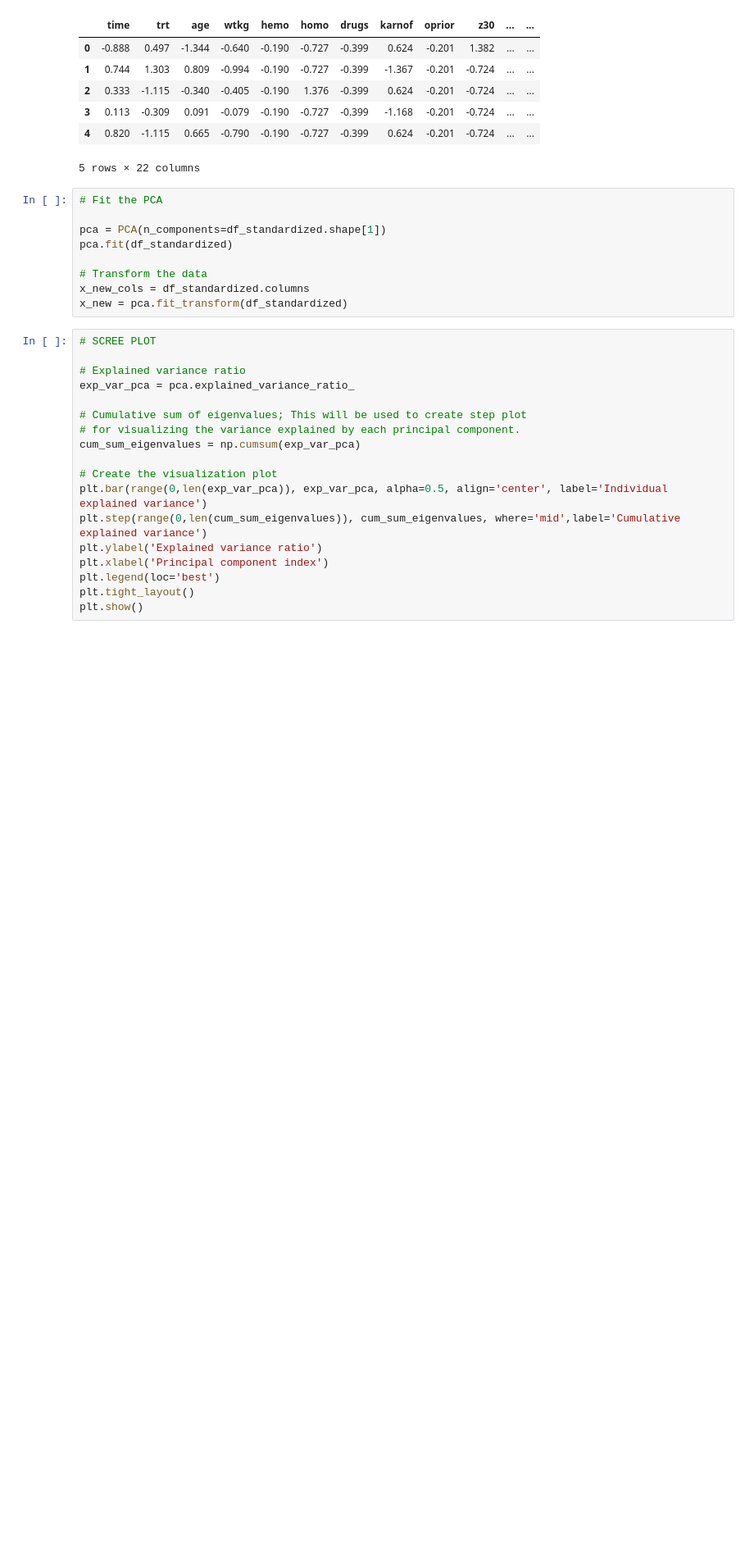
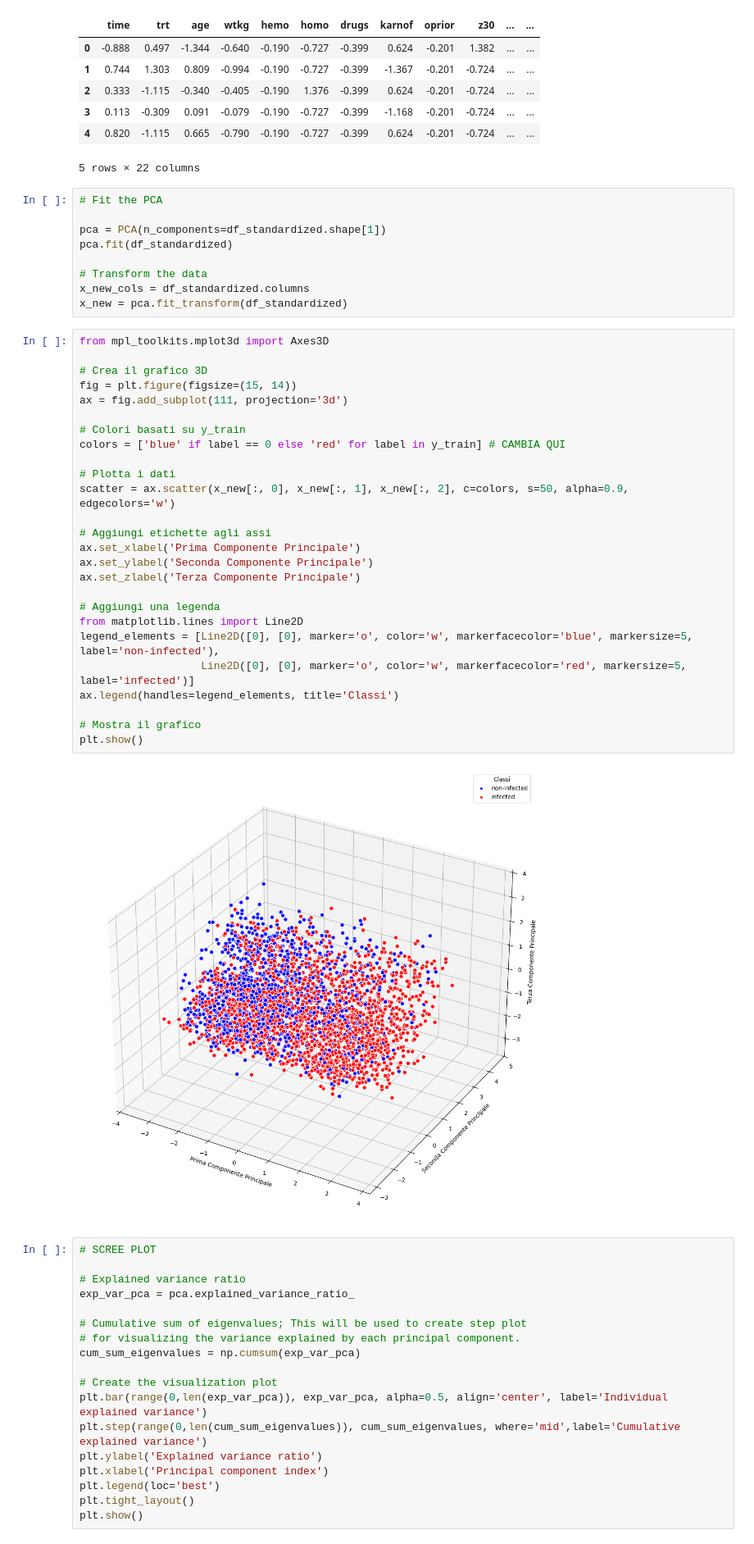
Before and after one commit to LucaTomei93/AIDS_VirusInfectionPrediction, a Jupyter notebook: main.ipynb, the cells around one changed output. Shown at 82% size. Drawn from its saved outputs; the diff is of its cells as text; blank space fills up the shorter version.

```diff
--- a/main.ipynb
+++ b/main.ipynb
@@ -657,6 +649,34 @@ pca.fit(df_standardized)
 # Transform the data
 x_new_cols = df_standardized.columns
 x_new = pca.fit_transform(df_standardized)
+# %%
+from mpl_toolkits.mplot3d import Axes3D
+
+# Crea il grafico 3D
+fig = plt.figure(figsize=(15, 14))
+ax = fig.add_subplot(111, projection='3d')
+
+# Colori basati su y_train
+colors = ['blue' if label == 0 else 'red' for label in y_train] # CAMBIA QUI
+
+# Plotta i dati
+scatter = ax.scatter(x_new[:, 0], x_new[:, 1], x_new[:, 2], c=colors, s=50, alpha=0.9, edgecolors='w')
+
+# Aggiungi etichette agli assi
+ax.set_xlabel('Prima Componente Principale')
+ax.set_ylabel('Seconda Componente Principale')
+ax.set_zlabel('Terza Componente Principale')
+
+# Aggiungi una legenda
+from matplotlib.lines import Line2D
+legend_elements = [Line2D([0], [0], marker='o', color='w', markerfacecolor='blue', markersize=5, label='non-infected'),
+                   Line2D([0], [0], marker='o', color='w', markerfacecolor='red', markersize=5, label='infected')]
+ax.legend(handles=legend_elements, title='Classi')
+
+# Mostra il grafico
+plt.show()
+# %% [output]
+[figure, added]
 # %%
 # SCREE PLOT
 
```
Also changed, not shown: parts of 21 cells of this notebook, 1 other file.
